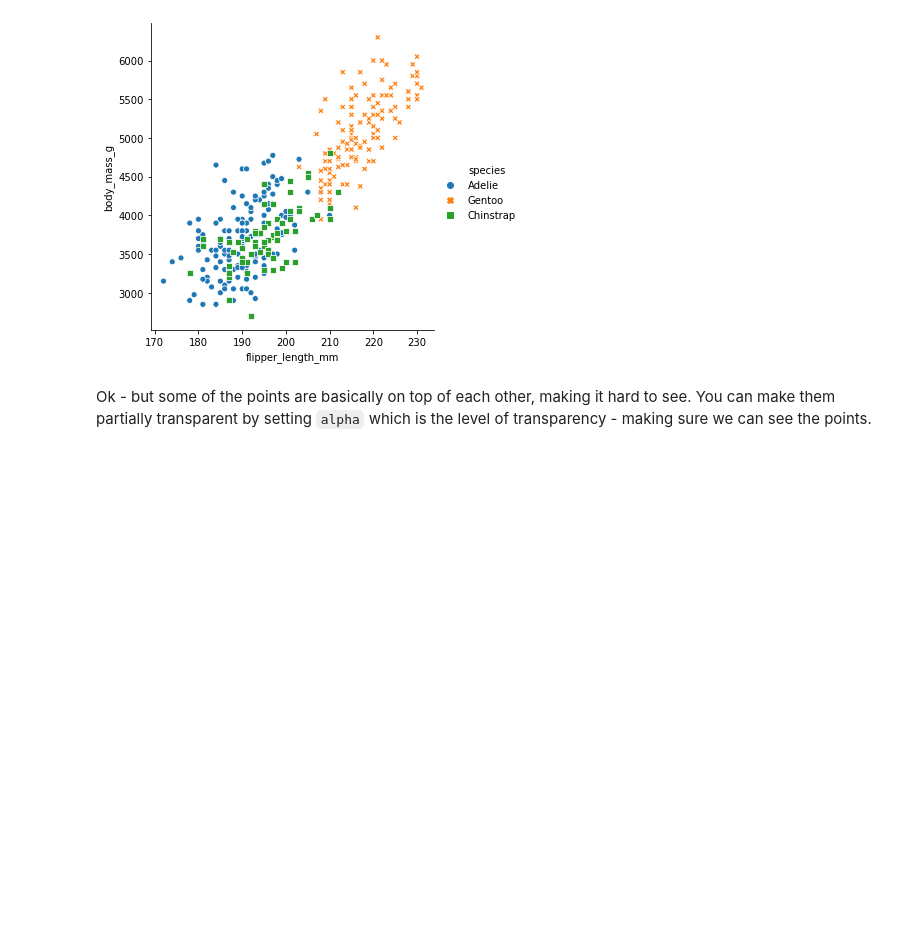
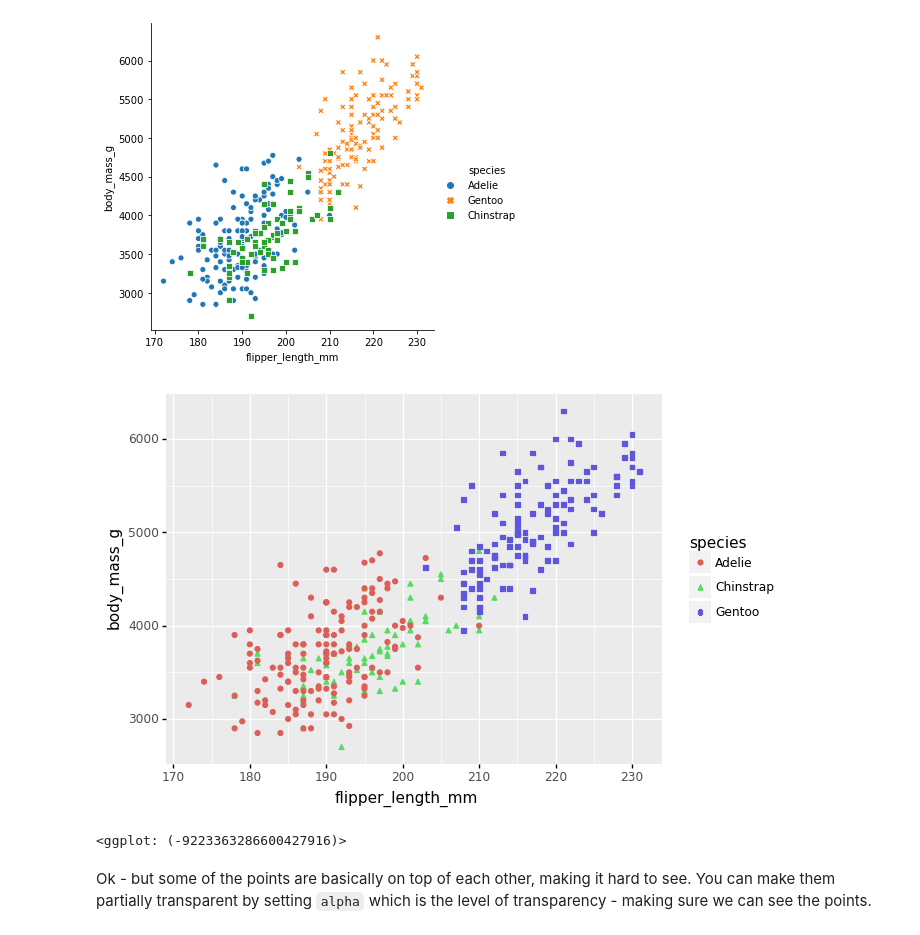
Before and after one commit to timplab/bcmb_bootcamp, a Jupyter notebook: day3/notebooks/visualizing.ipynb, the cells around one changed output. Cells and saved outputs as stored; diff of their text form; code cells hidden in the pictures; blank space fills up the shorter version.

```diff
--- a/day3/notebooks/visualizing.ipynb
+++ b/day3/notebooks/visualizing.ipynb
@@ -59,6 +88,11 @@ sns.relplot(data=penguin, x="flipper_length_mm", y="body_mass_g", hue="species",
 # %% [output]
 <seaborn.axisgrid.FacetGrid at 0x...>
 [figure]
+# %%
+(p9.ggplot(data=penguin, mapping=p9.aes(x='flipper_length_mm', y='body_mass_g', color='species', shape='species')) + p9.geom_point())
+# %% [output]
+[figure, added]
+<ggplot: (-9223363286600427916)>
 # %% [markdown]
 Ok - but some of the points are basically on top of each other, making it hard to see.  You can make them partially transparent by setting `alpha` which is the level of transparency - making sure we can see the points.
 # %%
```
Also changed, not shown: parts of 32 cells of this notebook, 1 other file.
